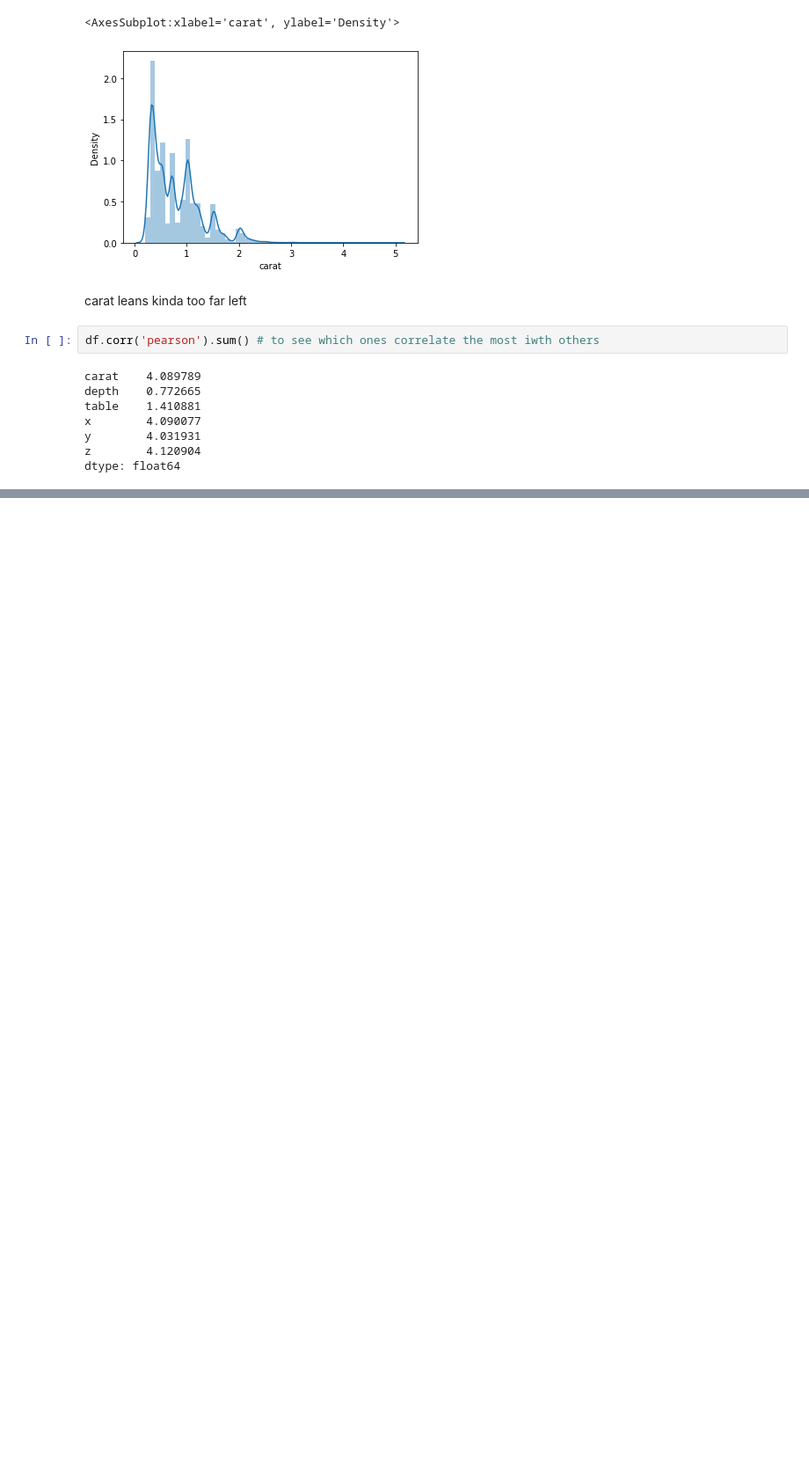
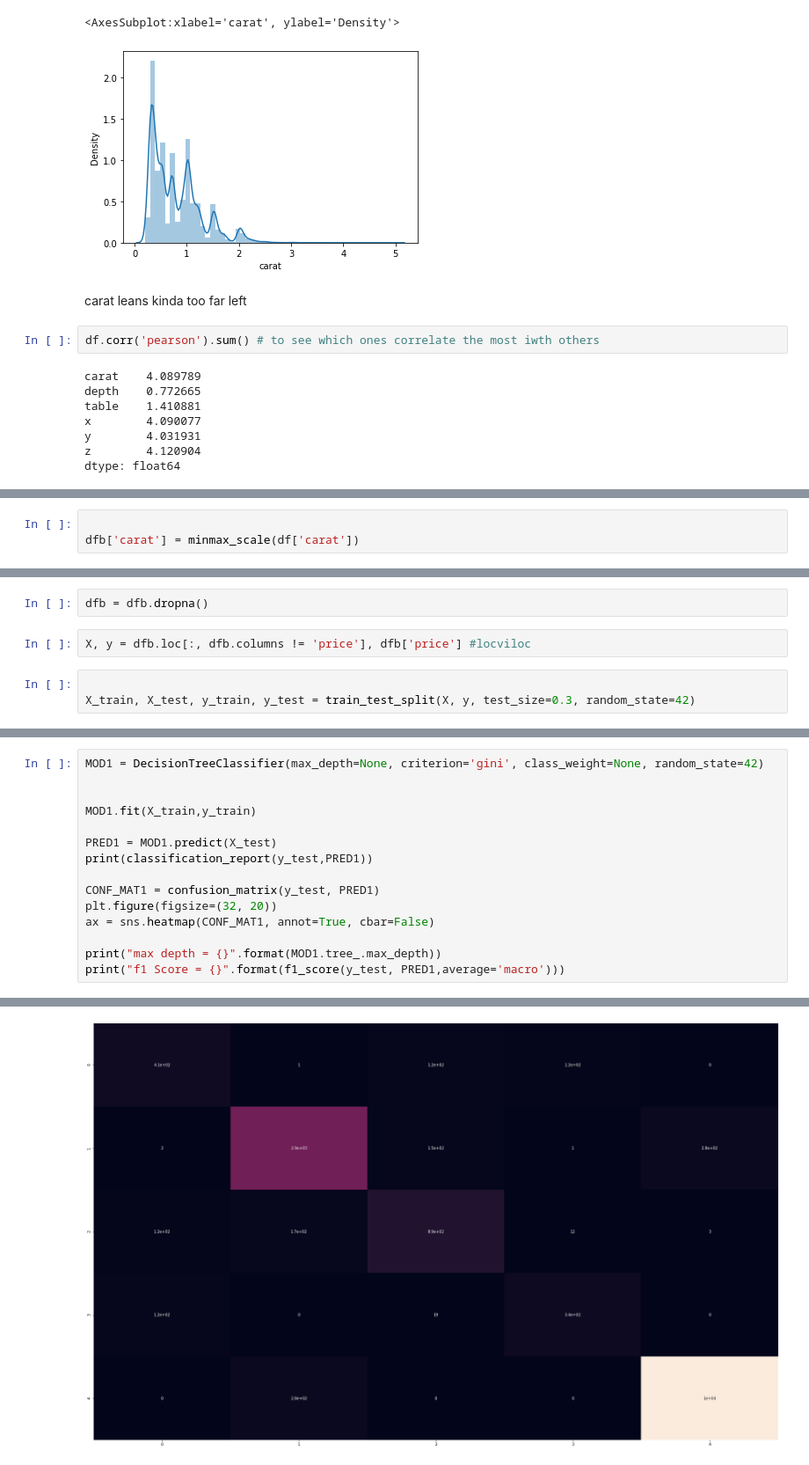
Before and after one commit to batikanor/GlobalAIHubMachineLearningCourse, a Jupyter notebook: Final Project/Final Project.ipynb, the cells around one changed output, grey strips where cells are left out. Shown at 88% size. Drawn from its saved outputs; the diff is of its cells as text; blank space fills up the shorter version.

```diff
--- a/Final Project/Final Project.ipynb
+++ b/Final Project/Final Project.ipynb
@@ -252,0 +333,3 @@ df.corr('pearson') > 0.8 # to find the said correlating pairs
+# %%
+
+dfb['carat'] = minmax_scale(df['carat'])
@@ -252,0 +356,7 @@ df.corr('pearson') > 0.8 # to find the said correlating pairs
+# %%
+dfb = dfb.dropna()
+# %%
+X, y = dfb.loc[:, dfb.columns != 'price'], dfb['price'] #locviloc
+# %%
+
+X_train, X_test, y_train, y_test = train_test_split(X, y, test_size=0.3, random_state=42)
@@ -252,0 +415,16 @@ df.corr('pearson') > 0.8 # to find the said correlating pairs
+# %%
+MOD1 = DecisionTreeClassifier(max_depth=None, criterion='gini', class_weight=None, random_state=42)
+
+
+MOD1.fit(X_train,y_train)
+
+PRED1 = MOD1.predict(X_test)
+print(classification_report(y_test,PRED1))
+
+CONF_MAT1 = confusion_matrix(y_test, PRED1)
+plt.figure(figsize=(32, 20))
+ax = sns.heatmap(CONF_MAT1, annot=True, cbar=False)
+
+print("max depth = {}".format(MOD1.tree_.max_depth))
+print("f1 Score = {}".format(f1_score(y_test, PRED1,average='macro')))
+# %% [output]
@@ -252,0 +445 @@ df.corr('pearson') > 0.8 # to find the said correlating pairs
+[figure, added]
```
Also changed, not shown: parts of 19 cells of this notebook.
